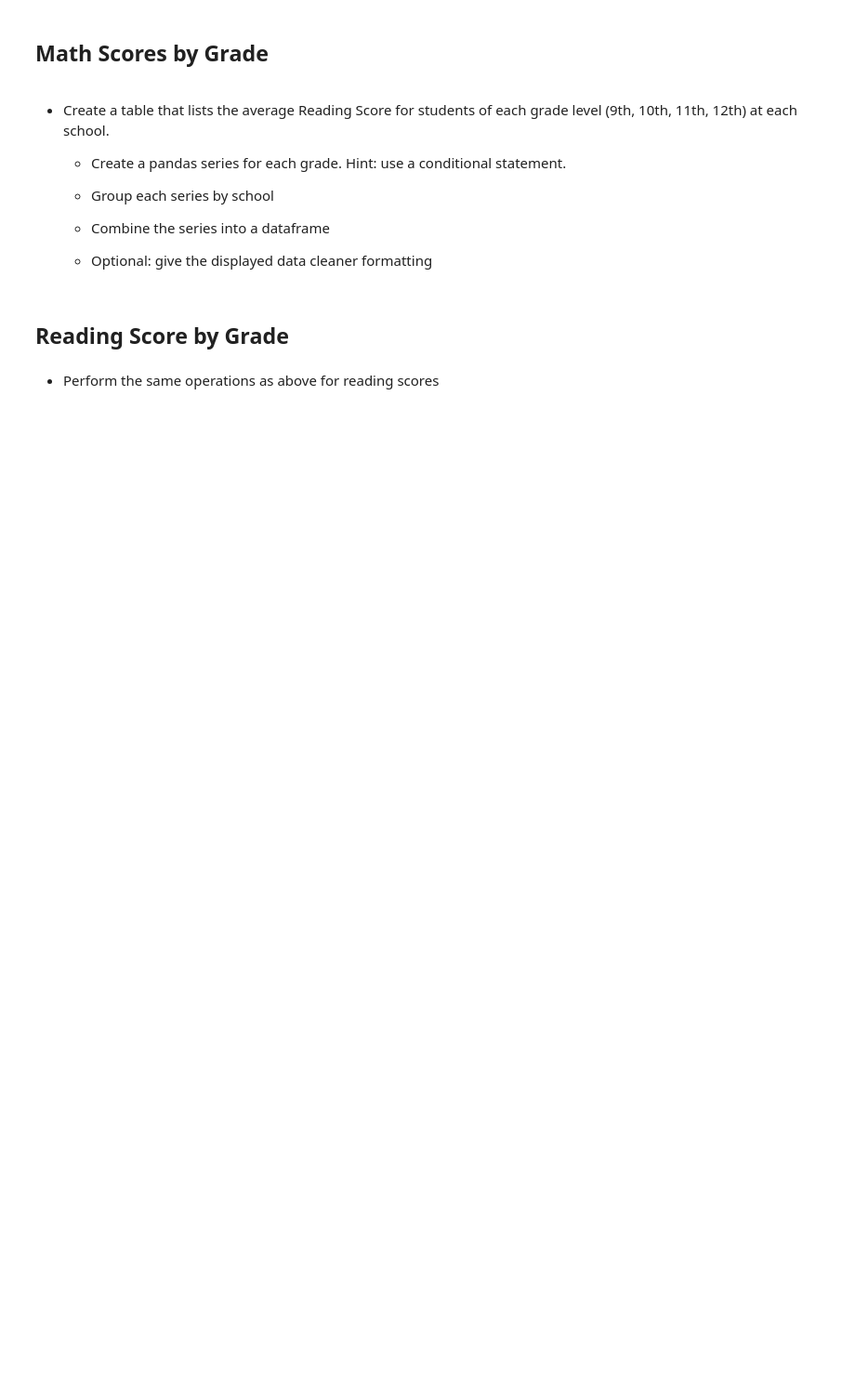
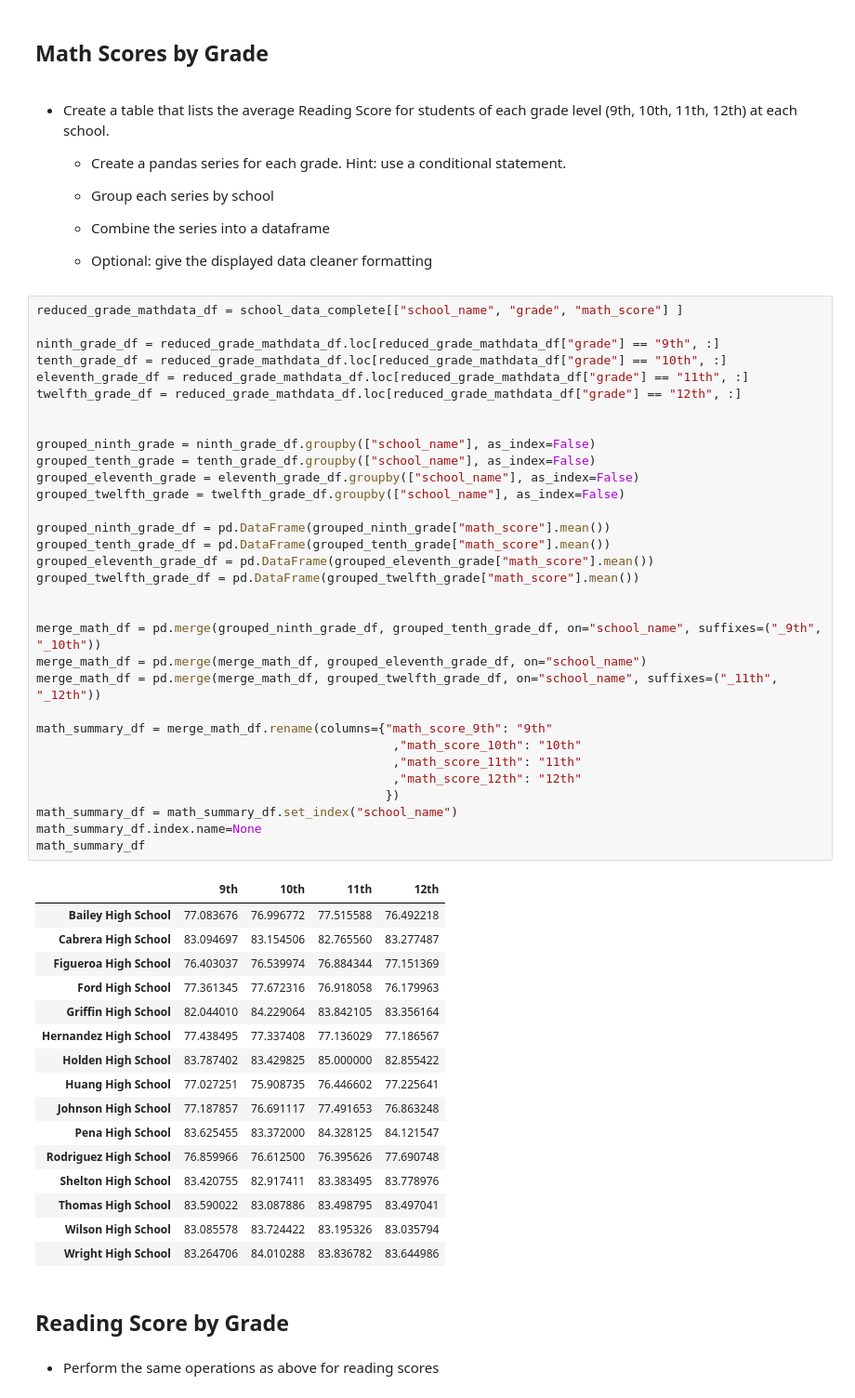
Before and after one commit to pammeyer80/pandas-challenge, a Jupyter notebook: PyCitySchools/PyCitySchools_starter.ipynb, the cells around one changed output. Shown at 93% size. Drawn from its saved outputs; the diff is of its cells as text; blank space fills up the shorter version.

```diff
--- a/PyCitySchools/PyCitySchools_starter.ipynb
+++ b/PyCitySchools/PyCitySchools_starter.ipynb
@@ -230,6 +227,55 @@ bottom_performers_df.head(5)
   * Combine the series into a dataframe
 
   * Optional: give the displayed data cleaner formatting
+# %%
+reduced_grade_mathdata_df = school_data_complete[["school_name", "grade", "math_score"] ]
+
+ninth_grade_df = reduced_grade_mathdata_df.loc[reduced_grade_mathdata_df["grade"] == "9th", :]
+tenth_grade_df = reduced_grade_mathdata_df.loc[reduced_grade_mathdata_df["grade"] == "10th", :]
+eleventh_grade_df = reduced_grade_mathdata_df.loc[reduced_grade_mathdata_df["grade"] == "11th", :]
+twelfth_grade_df = reduced_grade_mathdata_df.loc[reduced_grade_mathdata_df["grade"] == "12th", :]
+
+
+grouped_ninth_grade = ninth_grade_df.groupby(["school_name"], as_index=False)
+grouped_tenth_grade = tenth_grade_df.groupby(["school_name"], as_index=False)
+grouped_eleventh_grade = eleventh_grade_df.groupby(["school_name"], as_index=False)
+grouped_twelfth_grade = twelfth_grade_df.groupby(["school_name"], as_index=False)
+
+grouped_ninth_grade_df = pd.DataFrame(grouped_ninth_grade["math_score"].mean())
+grouped_tenth_grade_df = pd.DataFrame(grouped_tenth_grade["math_score"].mean())
+grouped_eleventh_grade_df = pd.DataFrame(grouped_eleventh_grade["math_score"].mean())
+grouped_twelfth_grade_df = pd.DataFrame(grouped_twelfth_grade["math_score"].mean())
+
+
+merge_math_df = pd.merge(grouped_ninth_grade_df, grouped_tenth_grade_df, on="school_name", suffixes=("_9th", "_10th"))
+merge_math_df = pd.merge(merge_math_df, grouped_eleventh_grade_df, on="school_name")
+merge_math_df = pd.merge(merge_math_df, grouped_twelfth_grade_df, on="school_name", suffixes=("_11th", "_12th"))
+
+math_summary_df = merge_math_df.rename(columns={"math_score_9th": "9th"
+                                                 ,"math_score_10th": "10th"
+                                                 ,"math_score_11th": "11th"
+                                                 ,"math_score_12th": "12th"
+                                                })
+math_summary_df = math_summary_df.set_index("school_name")
+math_summary_df.index.name=None
+math_summary_df
+# %% [output]
+|  | 9th | 10th | 11th | 12th |
+| Bailey High School | 77.083676 | 76.996772 | 77.515588 | 76.492218 |
+| Cabrera High School | 83.094697 | 83.154506 | 82.765560 | 83.277487 |
+| Figueroa High School | 76.403037 | 76.539974 | 76.884344 | 77.151369 |
+| Ford High School | 77.361345 | 77.672316 | 76.918058 | 76.179963 |
+| Griffin High School | 82.044010 | 84.229064 | 83.842105 | 83.356164 |
+| Hernandez High School | 77.438495 | 77.337408 | 77.136029 | 77.186567 |
+| Holden High School | 83.787402 | 83.429825 | 85.000000 | 82.855422 |
+| Huang High School | 77.027251 | 75.908735 | 76.446602 | 77.225641 |
+| Johnson High School | 77.187857 | 76.691117 | 77.491653 | 76.863248 |
+| Pena High School | 83.625455 | 83.372000 | 84.328125 | 84.121547 |
+| Rodriguez High School | 76.859966 | 76.612500 | 76.395626 | 77.690748 |
+| Shelton High School | 83.420755 | 82.917411 | 83.383495 | 83.778976 |
+| Thomas High School | 83.590022 | 83.087886 | 83.498795 | 83.497041 |
+| Wilson High School | 83.085578 | 83.724422 | 83.195326 | 83.035794 |
+| Wright High School | 83.264706 | 84.010288 | 83.836782 | 83.644986 |
 # %% [markdown]
 ## Reading Score by Grade
 # %% [markdown]
```
Also changed, not shown: parts of 4 cells of this notebook.
